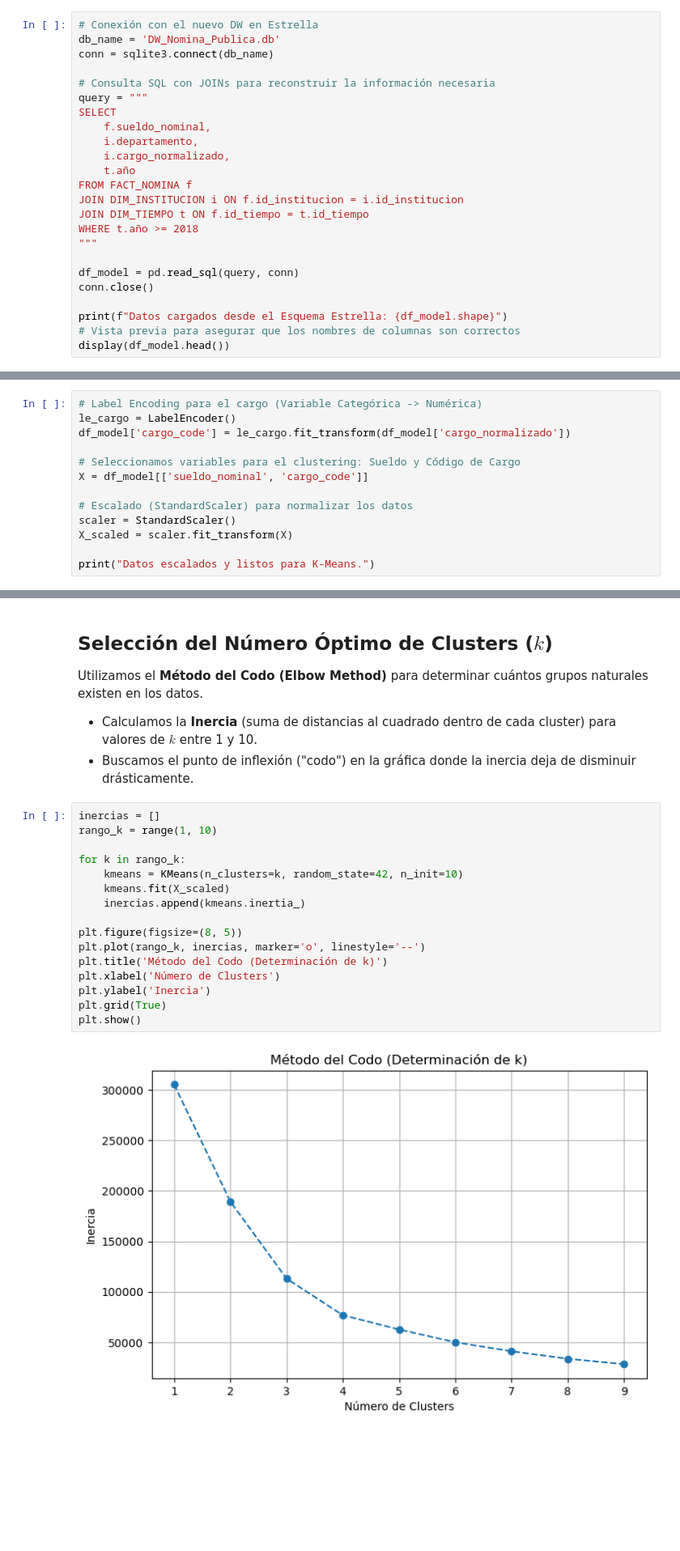
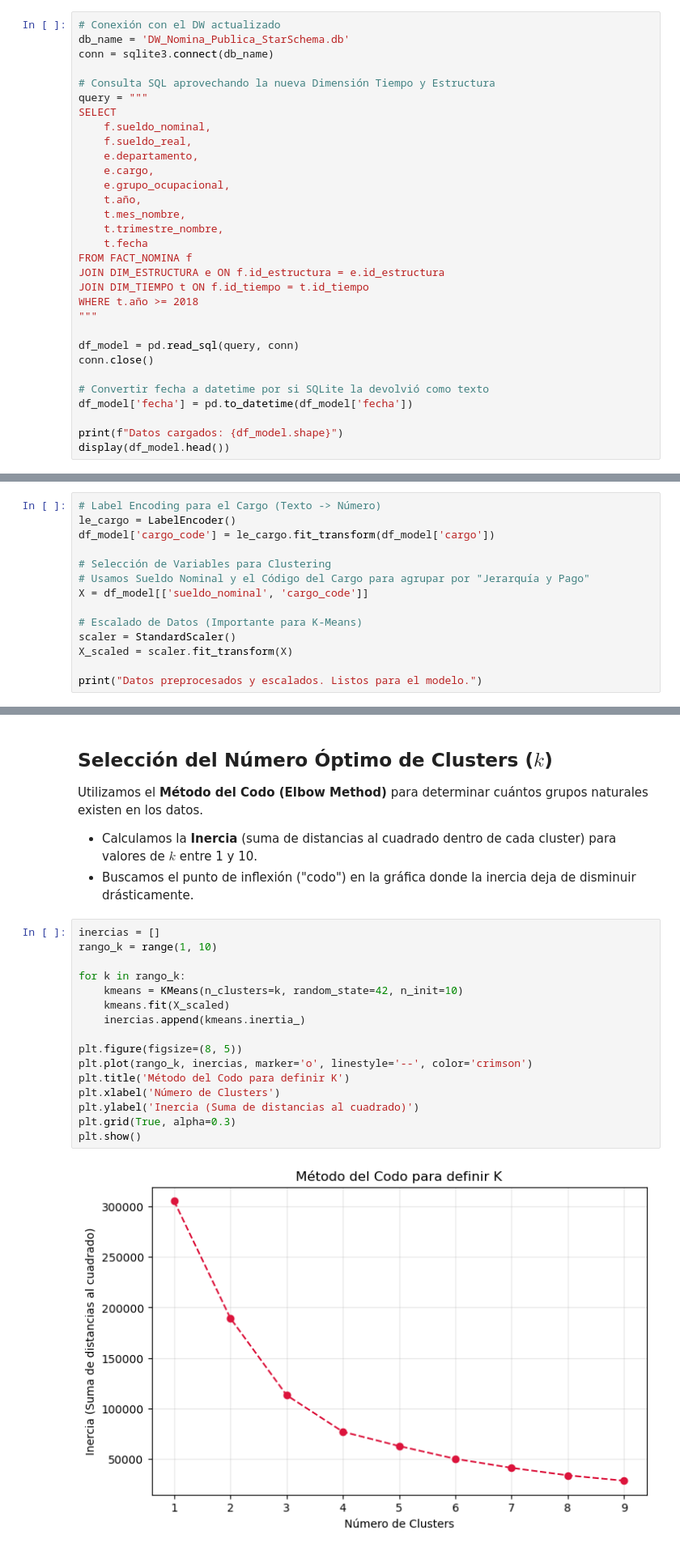
Before and after one commit to TZeik/icc321-2025-final, a Jupyter notebook: modelo_mineria.ipynb, the cells around one changed output, grey strips where cells are left out. Shown at 81% size. Saved outputs shown, nothing was run; the diff lists cells and outputs as text; blank space fills up the shorter version.

```diff
--- a/modelo_mineria.ipynb
+++ b/modelo_mineria.ipynb
@@ -23,19 +23,24 @@ En lugar de procesar archivos crudos del (`.csv`), conectamos directamente a nue
 
 Para este modelo, nos enfocaremos en tomar la muestra completa asegurar acaparar la mayor cantidad de datos durante el análisis.
 # %%
-# Conexión con el nuevo DW en Estrella
-db_name = 'DW_Nomina_Publica.db'
+# Conexión con el DW actualizado
+db_name = 'DW_Nomina_Publica_StarSchema.db'
 conn = sqlite3.connect(db_name)
 
-# Consulta SQL con JOINs para reconstruir la información necesaria
+# Consulta SQL aprovechando la nueva Dimensión Tiempo y Estructura
 query = """
 SELECT
     f.sueldo_nominal,
-    i.departamento,
-    i.cargo_normalizado,
-    t.año
+    f.sueldo_real,
+    e.departamento,
+    e.cargo,
+    e.grupo_ocupacional,
+    t.año,
+    t.mes_nombre,
+    t.trimestre_nombre,
+    t.fecha
 FROM FACT_NOMINA f
-JOIN DIM_INSTITUCION i ON f.id_institucion = i.id_institucion
+JOIN DIM_ESTRUCTURA e ON f.id_estructura = e.id_estructura
 JOIN DIM_TIEMPO t ON f.id_tiempo = t.id_tiempo
 WHERE t.año >= 2018
 """
@@ -43,7 +48,9 @@ WHERE t.año >= 2018
 df_model = pd.read_sql(query, conn)
 conn.close()
 
-print(f"Datos cargados desde el Esquema Estrella: {df_model.shape}")
-# Vista previa para asegurar que los nombres de columnas son correctos
+# Convertir fecha a datetime por si SQLite la devolvió como texto
+df_model['fecha'] = pd.to_datetime(df_model['fecha'])
+
+print(f"Datos cargados: {df_model.shape}")
 display(df_model.head())
 # %% [output]
@@ -64,16 +71,17 @@ El algoritmo K-Means es sensible a la escala de los datos y solo trabaja con var
     * `FUNCION_CODE`: Representación numérica del cargo.
 3.  **Escalado (StandardScaler):** Estandarizamos los datos para que tengan media 0 y desviación estándar 1.
 # %%
-# Label Encoding para el cargo (Variable Categórica -> Numérica)
+# Label Encoding para el Cargo (Texto -> Número)
 le_cargo = LabelEncoder()
-df_model['cargo_code'] = le_cargo.fit_transform(df_model['cargo_normalizado'])
+df_model['cargo_code'] = le_cargo.fit_transform(df_model['cargo'])
 
-# Seleccionamos variables para el clustering: Sueldo y Código de Cargo
+# Selección de Variables para Clustering
+# Usamos Sueldo Nominal y el Código del Cargo para agrupar por "Jerarquía y Pago"
 X = df_model[['sueldo_nominal', 'cargo_code']]
 
-# Escalado (StandardScaler) para normalizar los datos
+# Escalado de Datos (Importante para K-Means)
 scaler = StandardScaler()
 X_scaled = scaler.fit_transform(X)
 
-print("Datos escalados y listos para K-Means.")
+print("Datos preprocesados y escalados. Listos para el modelo.")
 # %% [output]
@@ -87,21 +95,21 @@ Utilizamos el **Método del Codo (Elbow Method)** para determinar cuántos grupo
 # %%
 inercias = []
 rango_k = range(1, 10)
 
 for k in rango_k:
     kmeans = KMeans(n_clusters=k, random_state=42, n_init=10)
     kmeans.fit(X_scaled)
     inercias.append(kmeans.inertia_)
 
 plt.figure(figsize=(8, 5))
-plt.plot(rango_k, inercias, marker='o', linestyle='--')
-plt.title('Método del Codo (Determinación de k)')
+plt.plot(rango_k, inercias, marker='o', linestyle='--', color='crimson')
+plt.title('Método del Codo para definir K')
 plt.xlabel('Número de Clusters')
-plt.ylabel('Inercia')
-plt.grid(True)
+plt.ylabel('Inercia (Suma de distancias al cuadrado)')
+plt.grid(True, alpha=0.3)
 plt.show()
 # %% [output]
-[figure, old version]
+[figure, new version]
 # %% [markdown]
 ## Entrenamiento del Modelo y Análisis de Resultados
 Basado en la gráfica anterior, seleccionamos el $k$ óptimo y entrenamos el modelo final.
```
Also changed, not shown: parts of 6 cells of this notebook, 5 other files.
